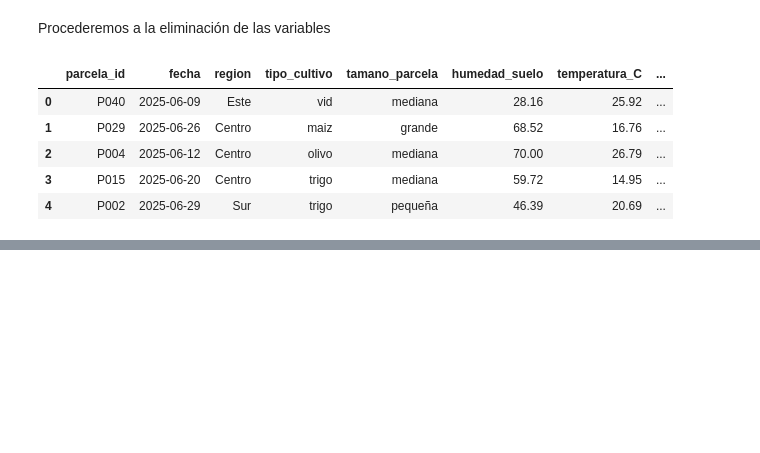
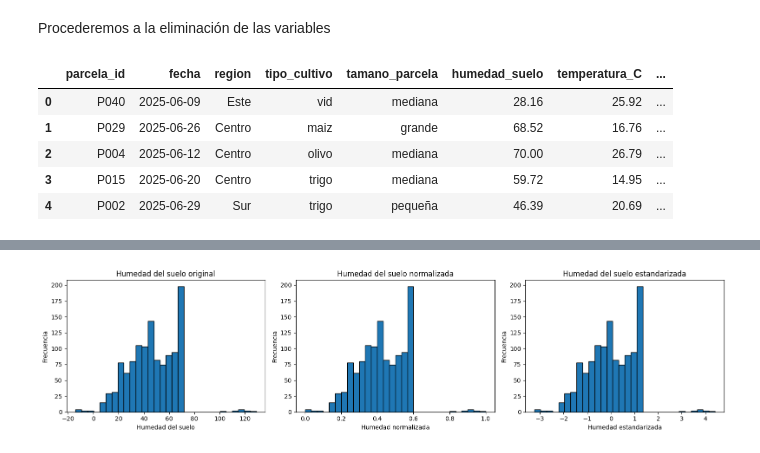
Before and after one commit to MarioGuti24/Proyecto1_Percepcion_Computacional, a Jupyter notebook: Practica Grupal/P1_HugoFernandez_FernandoViolero_MarioGutierrez.ipynb, the cells around one changed output, grey strips where cells are left out. Cells and saved outputs as stored; diff of their text form; code cells hidden in the pictures; blank space fills up the shorter version.

```diff
--- a/Practica Grupal/P1_HugoFernandez_FernandoViolero_MarioGutierrez.ipynb
+++ b/Practica Grupal/P1_HugoFernandez_FernandoViolero_MarioGutierrez.ipynb
@@ -399,0 +469,16 @@ También se elimina temperatura_F, ya que representa la misma magnitud física q
+# %%
+# Creamos una copia para aplicar las transformaciones
+df_transformado = df1.copy()
+
+# Codificamos tipo_cultivo mediante One-Hot Encoding
+df_transformado = pd.get_dummies(
+    df_transformado,
+    columns=["tipo_cultivo"],
+    dtype=int
+)
+
+# Comprobamos las primeras filas y las columnas creadas
+display(df_transformado.head())
+
+print("Columnas del conjunto transformado:")
+print(df_transformado.columns.tolist())
@@ -399,0 +587,44 @@ También se elimina temperatura_F, ya que representa la misma magnitud física q
+# %%
+#histograms de comparación
+
+
+# Histogramas comparativos de humedad_suelo
+
+import matplotlib.pyplot as plt
+
+fig, axes = plt.subplots(1, 3, figsize=(16, 4))
+
+# Datos originales
+axes[0].hist(
+    df_transformado["humedad_suelo"].dropna(),
+    bins=30,
+    edgecolor="black"
+)
+axes[0].set_title("Humedad del suelo original")
+axes[0].set_xlabel("Humedad del suelo")
+axes[0].set_ylabel("Frecuencia")
+
+# Datos normalizados
+axes[1].hist(
+    df_normalizado["humedad_suelo"].dropna(),
+    bins=30,
+    edgecolor="black"
+)
+axes[1].set_title("Humedad del suelo normalizada")
+axes[1].set_xlabel("Humedad normalizada")
+axes[1].set_ylabel("Frecuencia")
+
+# Datos estandarizados
+axes[2].hist(
+    df_estandarizado["humedad_suelo"].dropna(),
+    bins=30,
+    edgecolor="black"
+)
+axes[2].set_title("Humedad del suelo estandarizada")
+axes[2].set_xlabel("Humedad estandarizada")
+axes[2].set_ylabel("Frecuencia")
+
+plt.tight_layout()
+plt.show()
+# %% [output]
+[figure, added]
```
Also changed, not shown: parts of 18 cells of this notebook.
